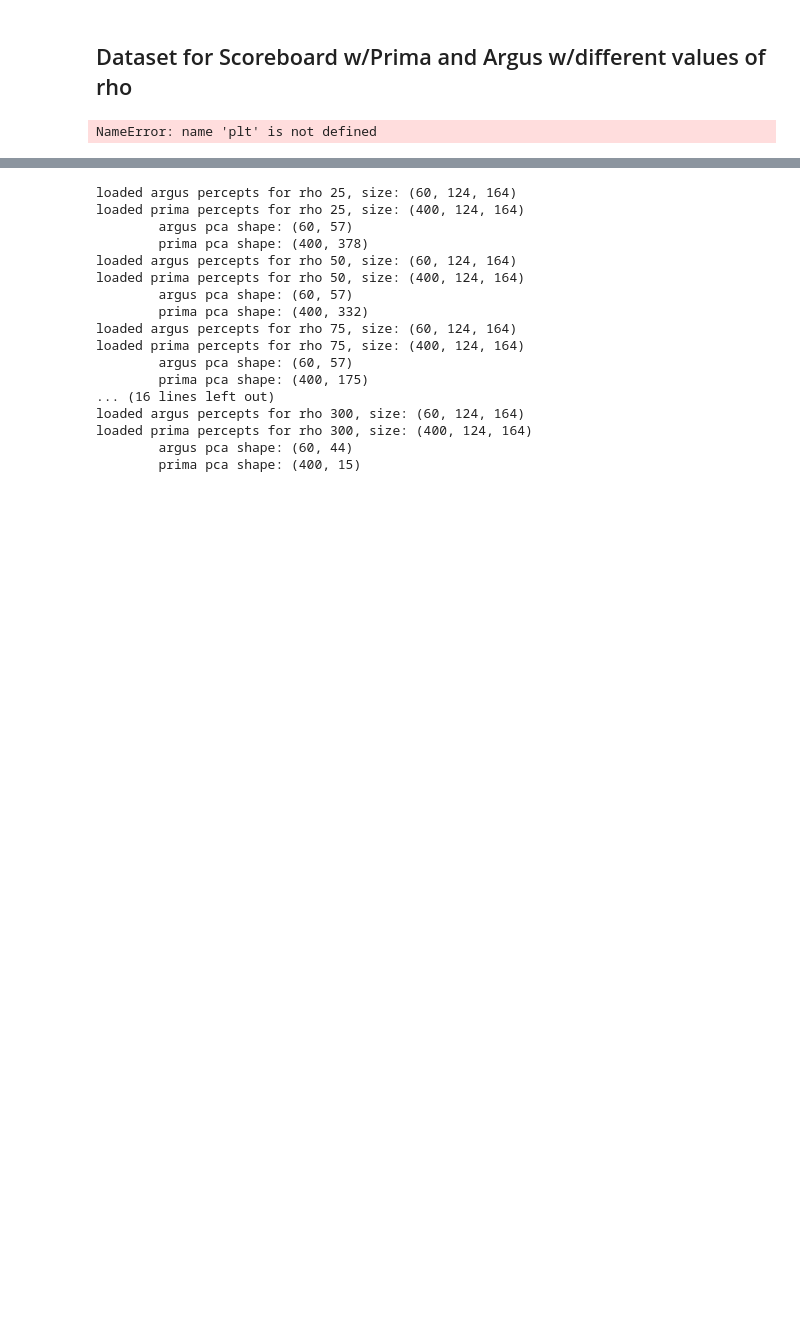
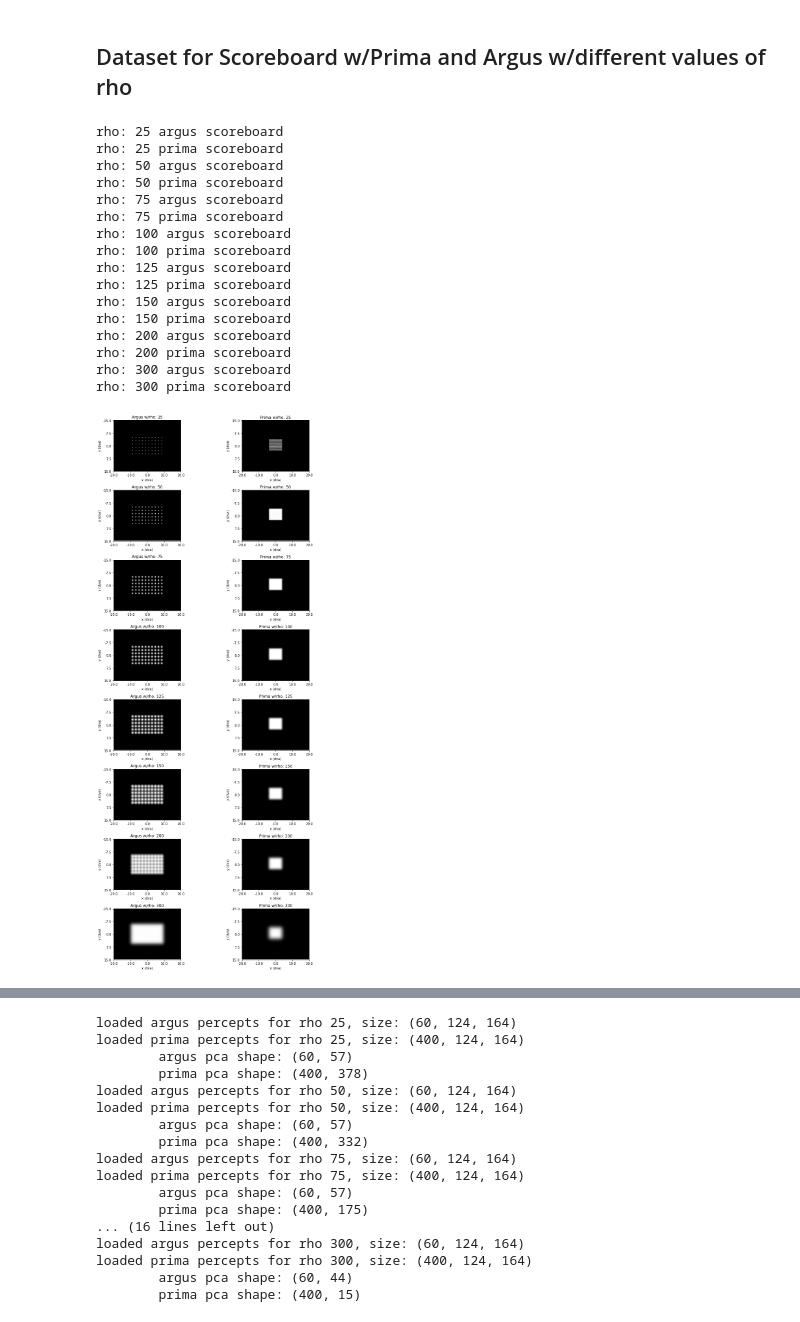
Before and after one commit to garethgeorge/prima-p2p-jupyternb, a Jupyter notebook: gareth-generate-pca-dataset.ipynb, the cells around one changed output, grey strips where cells are left out. Saved outputs shown, nothing was run; the diff lists cells and outputs as text; code cells hidden in the pictures; blank space fills up the shorter version.

```diff
--- a/gareth-generate-pca-dataset.ipynb
+++ b/gareth-generate-pca-dataset.ipynb
@@ -132,42 +134,50 @@ rhos_alpha = [50, 100, 150, 200, 300]
 # %%
 fig, axs = plt.subplots(len(rhos), 3, constrained_layout=False, figsize=(12, 3 * len(rhos)))
 
 #
 # PLOT THE ARGUS AND PRIMA IMPLANTS FOR VARIOUS VALUES OF RHO USING SCOREBOARD MODEL
 # SO THAT WE CAN VISUALIZE WHAT CHANGING VALUES FOR RHO DOES
 #
-for rho, (ax_argus, ax_prima, ax_alphaims) in zip(rhos, axs):
+for rho, (ax_argus, ax_prima, ax_prima_gauss) in zip(rhos, axs):
     model = p2p.models.ScoreboardModel(rho=rho)
     model.engine = 'serial'
     model.build()
 
     # simulate ArgusII
     print("rho: %d argus scoreboard" % rho)
     implant = p2p.implants.ArgusII()
     implant.stim = BASE_CURRENT_CONSTANT * np.ones(60)
 
     percept = model.predict_percept(implant)
     plot_percept(ax_argus, model, percept, "Argus w/rho: %d" % rho)
 
     # simulate Prima
     print("rho: %d prima scoreboard" % rho)
     implant = Prima()
     implant.stim = BASE_CURRENT_CONSTANT * np.ones(400)
 
     percept = model.predict_percept(implant)
     plot_percept(ax_prima, model, percept, "Prima w/rho: %d" % rho)
 
-    # simulate Alpha
-    print("rho: %d alpha scoreboard" % rho)
-    implant = p2p.implants.AlphaAMS()
-    implant.stim = BASE_CURRENT_CONSTANT * np.ones(20 ** 2)
-
-    percept = model.predict_percept(implant)
-    plot_percept(ax_prima, model, percept, "Prima w/rho: %d" % rho)
-
 fig.tight_layout()
 # %% [output]
-NameError: name 'plt' is not defined
+rho: 25 argus scoreboard
+rho: 25 prima scoreboard
+rho: 50 argus scoreboard
+rho: 50 prima scoreboard
+rho: 75 argus scoreboard
+rho: 75 prima scoreboard
+rho: 100 argus scoreboard
+rho: 100 prima scoreboard
+rho: 125 argus scoreboard
+rho: 125 prima scoreboard
+rho: 150 argus scoreboard
+rho: 150 prima scoreboard
+rho: 200 argus scoreboard
+rho: 200 prima scoreboard
+rho: 300 argus scoreboard
+rho: 300 prima scoreboard
+[figure, added]
 # %%
 import gzip
 import pickle
```
Also changed, not shown: parts of 15 cells of this notebook, 14 other files.
